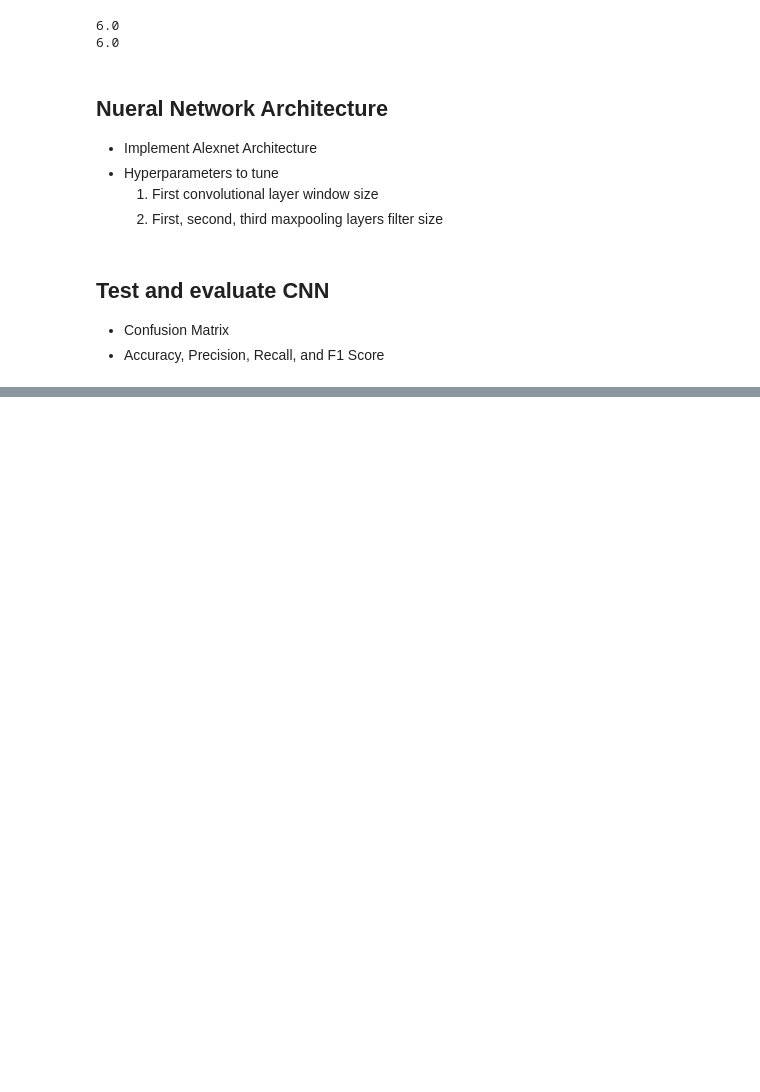
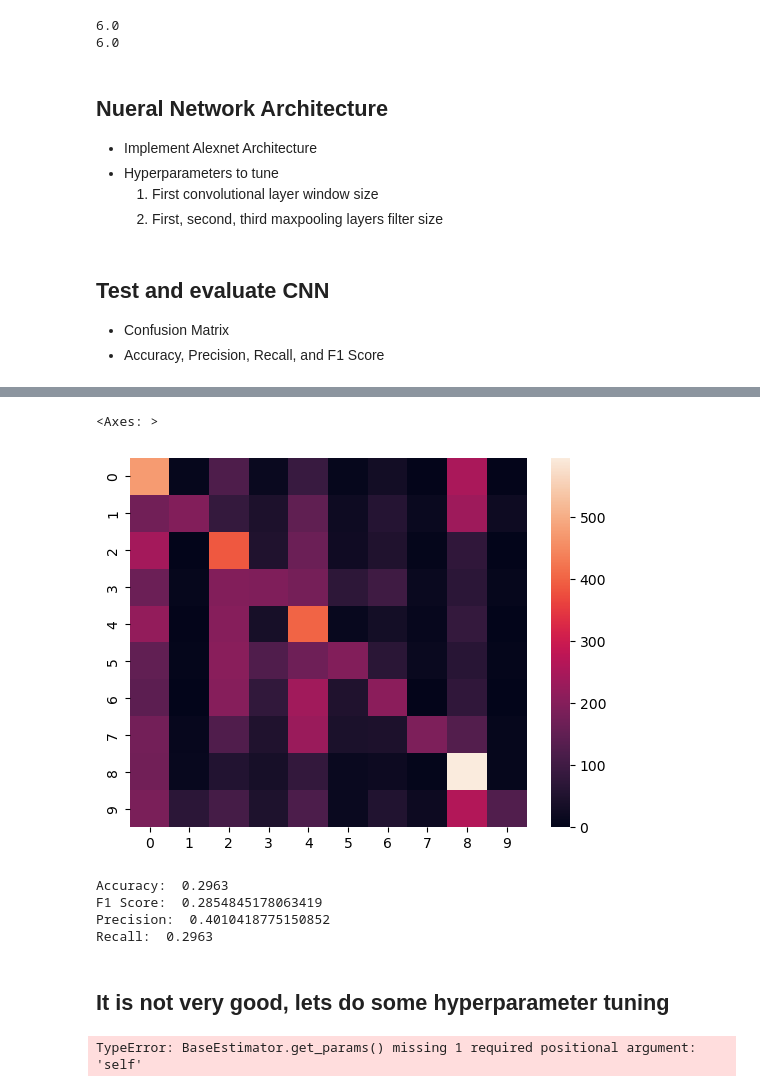
Before and after one commit to Nopenop/ml-finalproject, a Jupyter notebook: main.ipynb, the cells around one changed output, grey strips where cells are left out. Drawn from its saved outputs; the diff is of its cells as text; code cells hidden in the pictures; blank space fills up the shorter version.

Commit message:
Hyperparam tune KNN, CNN

```diff
--- a/main.ipynb
+++ b/main.ipynb
@@ -166,0 +208,38 @@ best_model = tuner.get_best_models()[0]
+# %%
+from sklearn.metrics import confusion_matrix
+import seaborn
+confusion_matrix = confusion_matrix(y_test, y_pred.reshape(10000,1))
+
+seaborn.heatmap(confusion_matrix)
+# %% [output]
+<Axes: >
+[figure, added]
+# %%
+import sklearn.metrics
+
+print('Accuracy: ',sklearn.metrics.accuracy_score(y_pred=y_pred.reshape(10000,1), y_true=y_test))
+print('F1 Score: ',sklearn.metrics.f1_score(y_pred=y_pred.reshape(10000,1), y_true=y_test, average='weighted'))
+print('Precision: ',sklearn.metrics.precision_score(y_pred=y_pred.reshape(10000,1), y_true=y_test, average='weighted'))
+print('Recall: ',sklearn.metrics.recall_score(y_pred=y_pred.reshape(10000,1), y_true=y_test, average='weighted'))
+# %% [output]
+Accuracy:  0.2963
+F1 Score:  0.2854845178063419
+Precision:  0.4010418775150852
+Recall:  0.2963
+# %% [markdown]
+## It is not very good, lets do some hyperparameter tuning
+# %%
+
+from sklearn.model_selection import GridSearchCV
+param_grid = [
+  {
+      'n_neighbors': [3,5],
+      'weights': ['uniform', 'distance']
+  }
+]
+
+model = KNeighborsClassifier()
+
+gridSearch = GridSearchCV(estimator=model, param_grid=param_grid, n_jobs=-1, scoring="accuracy")
+# %% [output]
+TypeError: BaseEstimator.get_params() missing 1 required positional argument: 'self'
```
Also changed, not shown: parts of 9 cells of this notebook.
